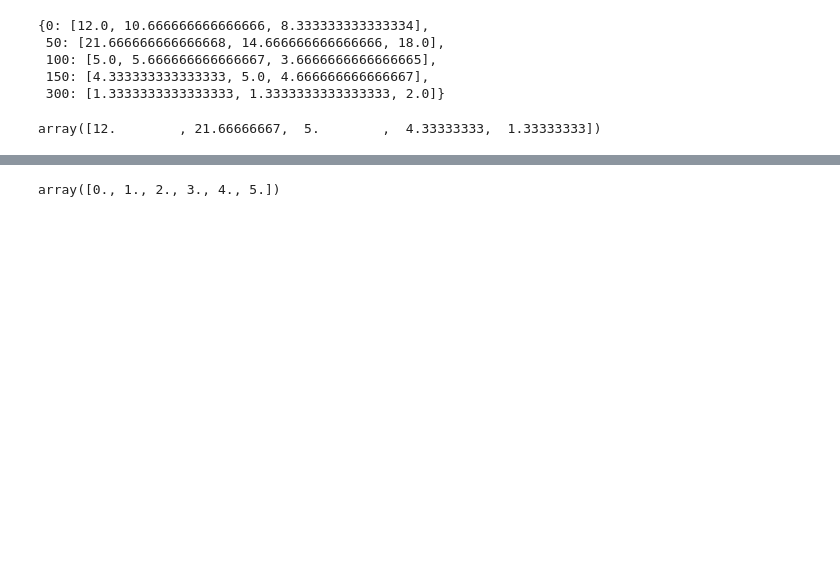
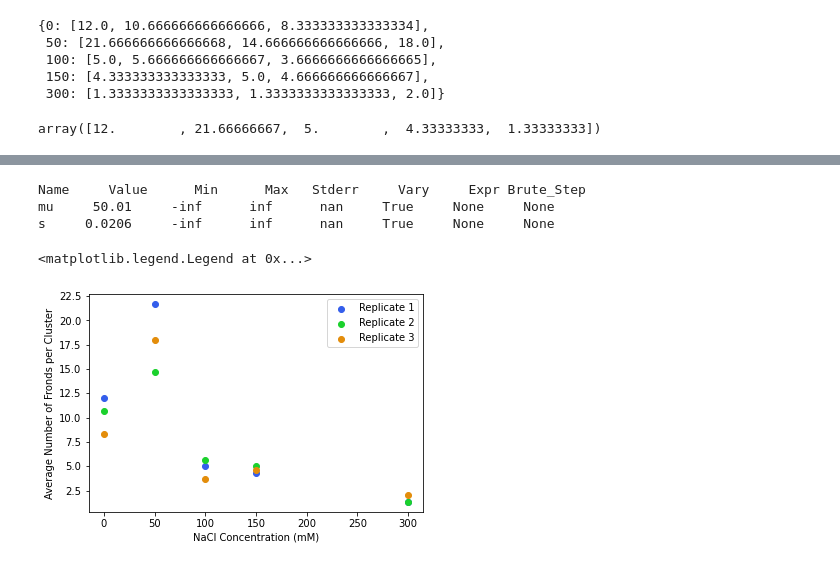
Before and after one commit to mtscott321/duckweed_data_analysis, a Jupyter notebook: 41661_ecotoxicology.ipynb, the cells around one changed output, grey strips where cells are left out. Drawn from its saved outputs; the diff is of its cells as text; code cells hidden in the pictures; blank space fills up the shorter version.

```diff
--- a/41661_ecotoxicology.ipynb
+++ b/41661_ecotoxicology.ipynb
@@ -735,32 +745,33 @@ l      2.92     -inf      inf   0.2551     True     None     None
 # %%
-xdata = list(cond_dict.keys())
-ydata = [cond_dict[cond][4]/cond_dict[cond][0] for cond in xdata]
+for i in range(3):
+    vals = np.array(list(conc_num_fronds.values()))
+    plt.scatter(list(conc_num_fronds.keys()), vals[:,i], label = "Replicate %i" %(i+1))
+
+plt.xlabel("NaCl Concentration (mM)")
+plt.ylabel("Average Number of Fronds per Cluster")
+y = np.array([sum(arr)/3 for arr in vals])
+x = np.array(list(conc_num_fronds.keys()))
 
 def residual(params, x, y):
     def f(x):
-        return (params['L']/(1.0 + math.e**(-1*params['k']*(x-params['x0']))))
+        return np.array([1/(params['s']*math.sqrt(2*math.pi)) * math.e**((-.5 * ((x0 - params['mu'])/params['s'])**2)) for x0 in x])
     yval = f(x)
     errs = [abs((a-b)) for a, b in zip(y, yval)]
     return errs
 
-#depending on the data, need to go thru and refine the starting conditions
-
-
-
-result = minimize(residual,p,args=(xdata,ydata))
+p = Parameters()
+p.add('s', value = 100)
+p.add("mu", value = 50)
+result = minimize(residual,p,args=(x,y))
 result.params.pretty_print()
 
-
-xvals = np.linspace(0,max(xdata),420)
-plt.plot(xvals,(result.params['L'] /(1.0 + math.e**(-1*result.params['k']*(xvals-result.params['x0'])))))
-
-plt.text(230, 1.95, "L = %.2f\nk = %.2f\nx0 = %.2f" % (result.params['L'], result.params['k'], result.params['x0']))
-plt.xlabel("NaCl Concentration (mM)")
-plt.ylabel("Normalized Growth Over 10 Days")
-plt.scatter(xdata,ydata)
-plt.savefig("dose_response_4c.jpg")
+xvals = np.linspace(0,300, 31)
+plot_vals = np.array([1/(p['s']*math.sqrt(2*math.pi)) * math.e**((-.5 * ((x0 - p['mu'])/p['s'])**2)) for x0 in xvals])
+#plt.plot(xvals, plot_vals, label = "LOBF", c = "#eb0cd4")
+plt.legend()
+# %% [output]
+Name     Value      Min      Max   Stderr     Vary     Expr Brute_Step
+mu     50.01     -inf      inf      nan     True     None     None
+s     0.0206     -inf      inf      nan     True     None     None
+<matplotlib.legend.Legend at 0x...>
+[figure, added]
-# %%
-x = np.linspace(0, 5, 6)
-x
-# %% [output]
-array([0., 1., 2., 3., 4., 5.])
```
Also changed, not shown: parts of 4 cells of this notebook, 7 other files.
